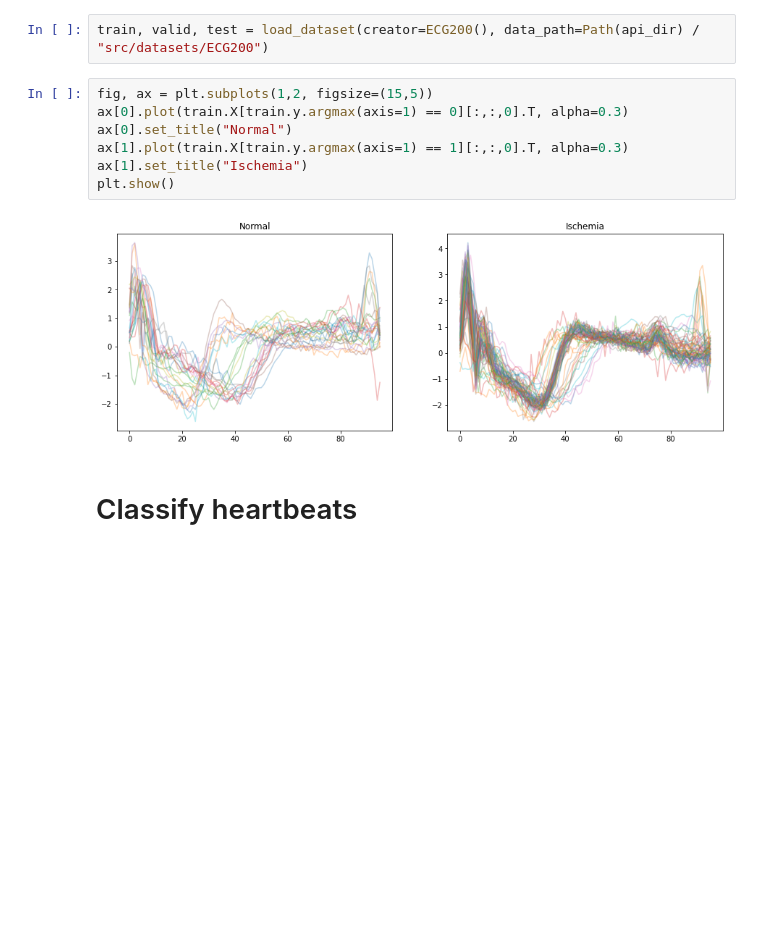
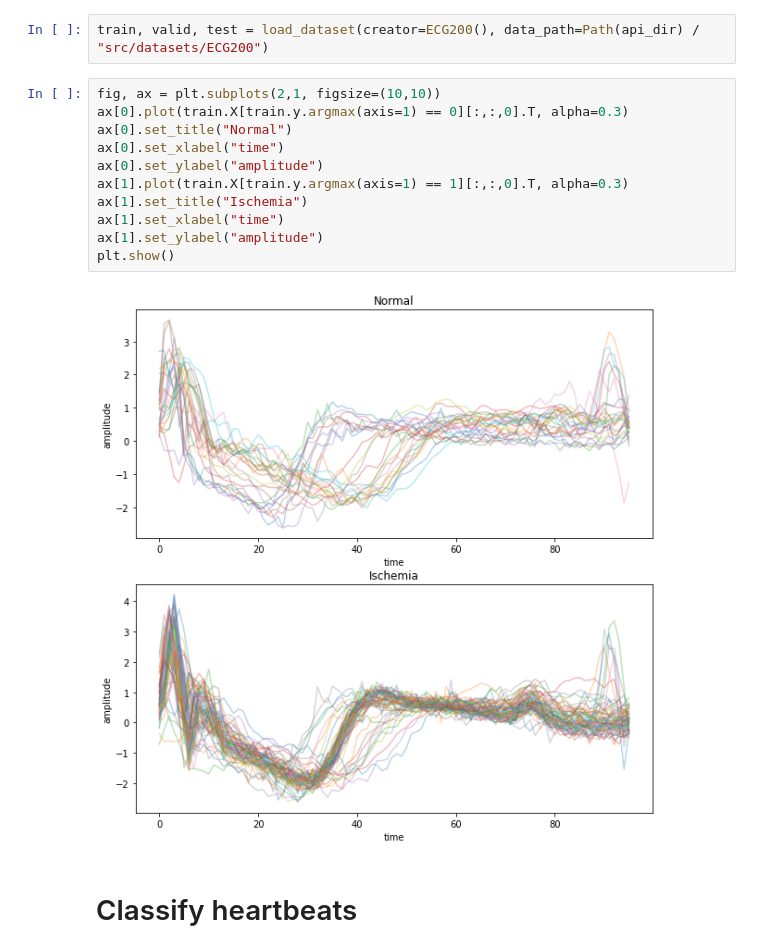
Before and after one commit to cobermai/rfstudies, a Jupyter notebook: notebooks/ECG200_modeling.ipynb, the cells around one changed output. Drawn from its saved outputs; the diff is of its cells as text; blank space fills up the shorter version.

```diff
--- a/notebooks/ECG200_modeling.ipynb
+++ b/notebooks/ECG200_modeling.ipynb
@@ -33,14 +36,18 @@ dataset from https://www.timeseriesclassification.com/description.php?Dataset=EC
 # %%
 train, valid, test = load_dataset(creator=ECG200(), data_path=Path(api_dir) / "src/datasets/ECG200")
 # %%
-fig, ax = plt.subplots(1,2, figsize=(15,5))
+fig, ax = plt.subplots(2,1, figsize=(10,10))
 ax[0].plot(train.X[train.y.argmax(axis=1) == 0][:,:,0].T, alpha=0.3)
 ax[0].set_title("Normal")
+ax[0].set_xlabel("time")
+ax[0].set_ylabel("amplitude")
 ax[1].plot(train.X[train.y.argmax(axis=1) == 1][:,:,0].T, alpha=0.3)
 ax[1].set_title("Ischemia")
+ax[1].set_xlabel("time")
+ax[1].set_ylabel("amplitude")
 plt.show()
 # %% [output]
-[figure, old version]
+[figure, new version]
 # %% [markdown]
 # Classify heartbeats
 # %%
```
Also changed, not shown: parts of 6 cells of this notebook, 2 other files.
